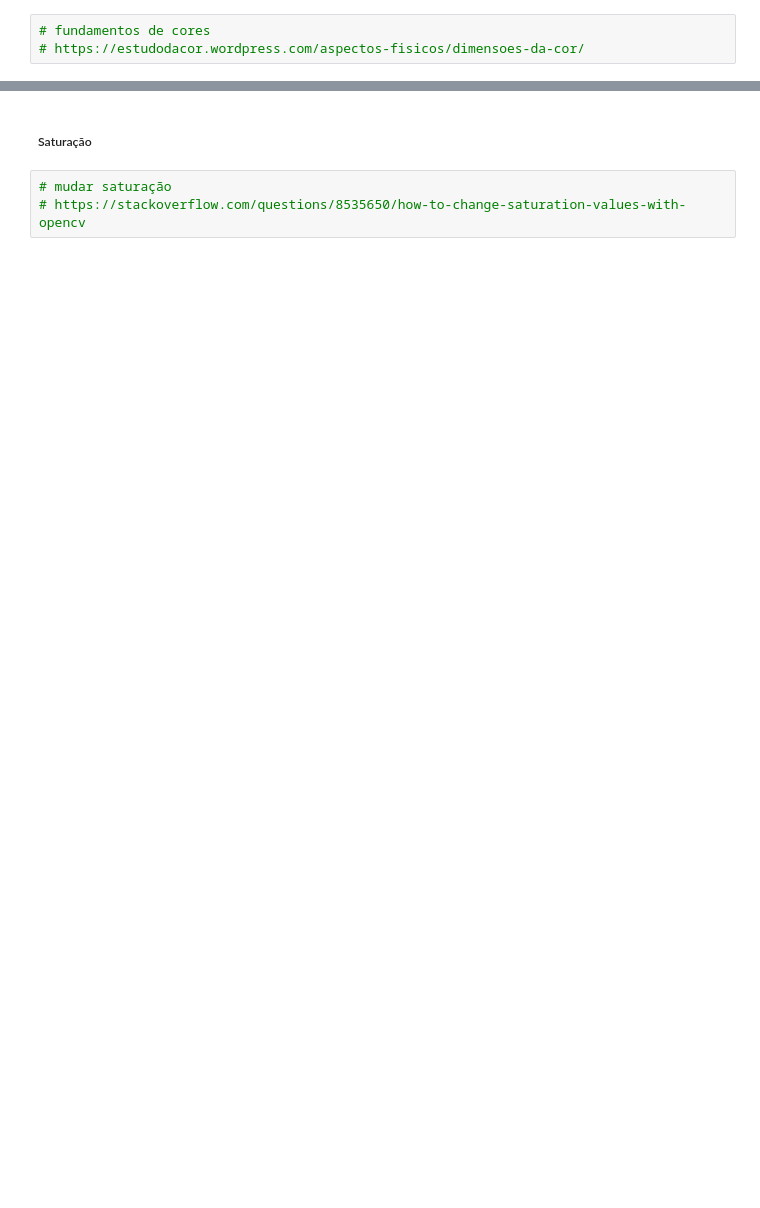
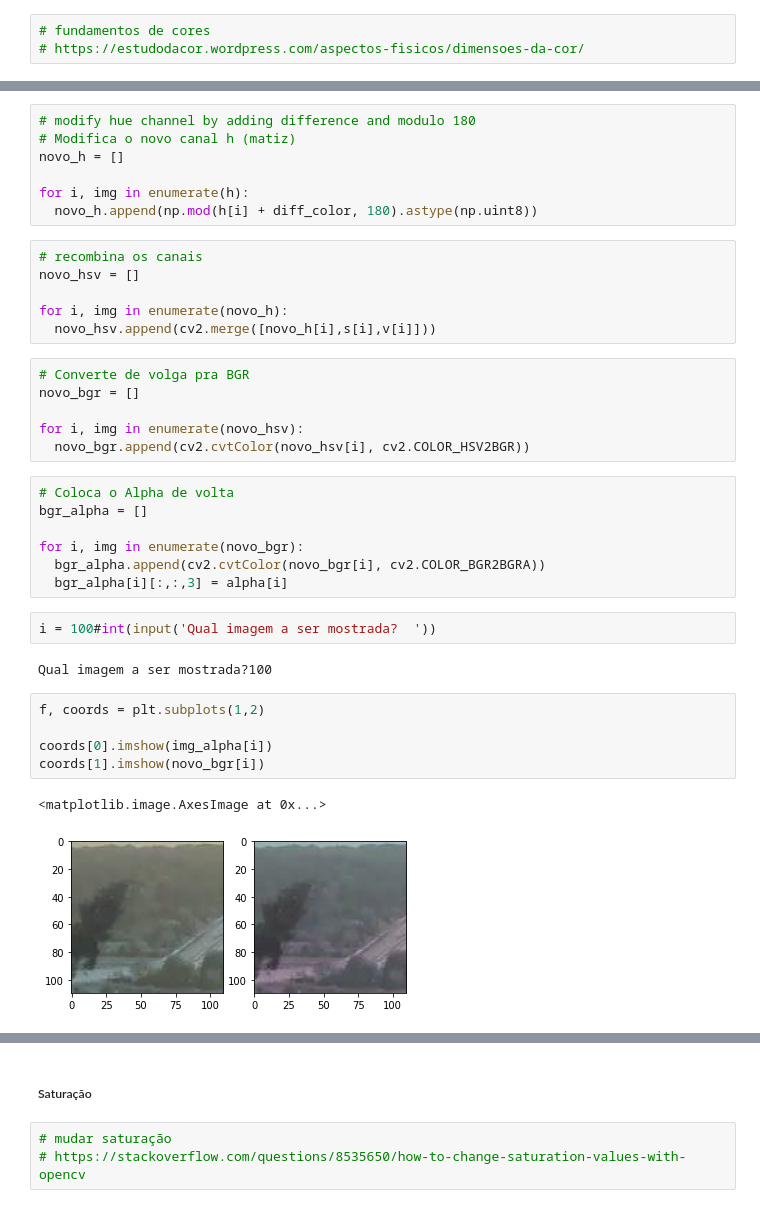
Before and after one commit to Leandro-Bernardo/Neural-Network-for-fire-detection, a Jupyter notebook: 9_Expandir_Banco_de_Dados_.ipynb, the cells around one changed output, grey strips where cells are left out. Drawn from its saved outputs; the diff is of its cells as text; blank space fills up the shorter version.

```diff
--- a/9_Expandir_Banco_de_Dados_.ipynb
+++ b/9_Expandir_Banco_de_Dados_.ipynb
@@ -71,0 +327,38 @@ for i in range(linha):
+# %%
+# modify hue channel by adding difference and modulo 180
+# Modifica o novo canal h (matiz)
+novo_h = []
+
+for i, img in enumerate(h):
+  novo_h.append(np.mod(h[i] + diff_color, 180).astype(np.uint8))
+# %%
+# recombina os canais
+novo_hsv = []
+
+for i, img in enumerate(novo_h):
+  novo_hsv.append(cv2.merge([novo_h[i],s[i],v[i]]))
+# %%
+# Converte de volga pra BGR
+novo_bgr = []
+
+for i, img in enumerate(novo_hsv):
+  novo_bgr.append(cv2.cvtColor(novo_hsv[i], cv2.COLOR_HSV2BGR))
+# %%
+# Coloca o Alpha de volta
+bgr_alpha = []
+
+for i, img in enumerate(novo_bgr):
+  bgr_alpha.append(cv2.cvtColor(novo_bgr[i], cv2.COLOR_BGR2BGRA))
+  bgr_alpha[i][:,:,3] = alpha[i]
+# %%
+i = 100#int(input('Qual imagem a ser mostrada?  '))
+# %% [output]
+Qual imagem a ser mostrada?100
+# %%
+f, coords = plt.subplots(1,2)
+
+coords[0].imshow(img_alpha[i])
+coords[1].imshow(novo_bgr[i])
+# %% [output]
+<matplotlib.image.AxesImage at 0x...>
+[figure, added]
```
Also changed, not shown: parts of 183 cells of this notebook.
